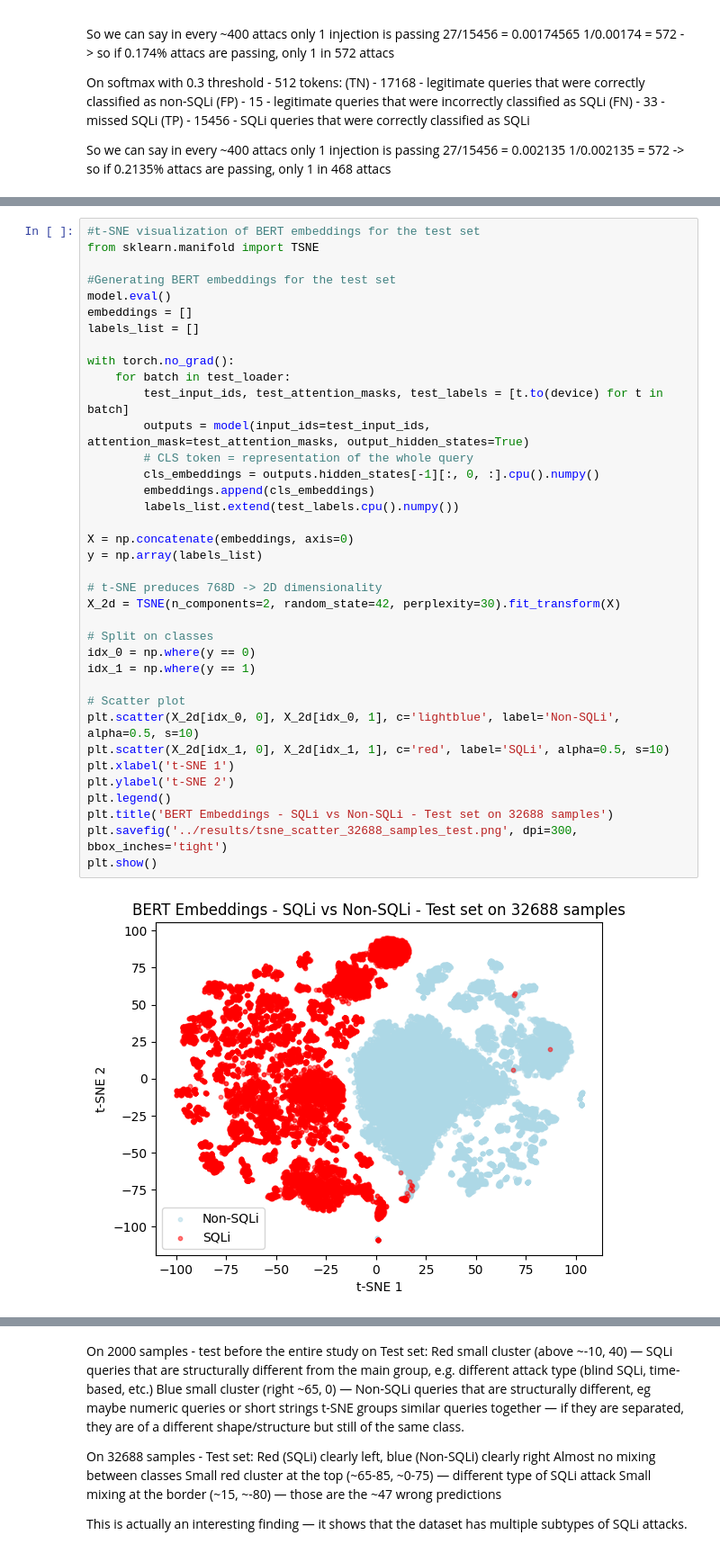
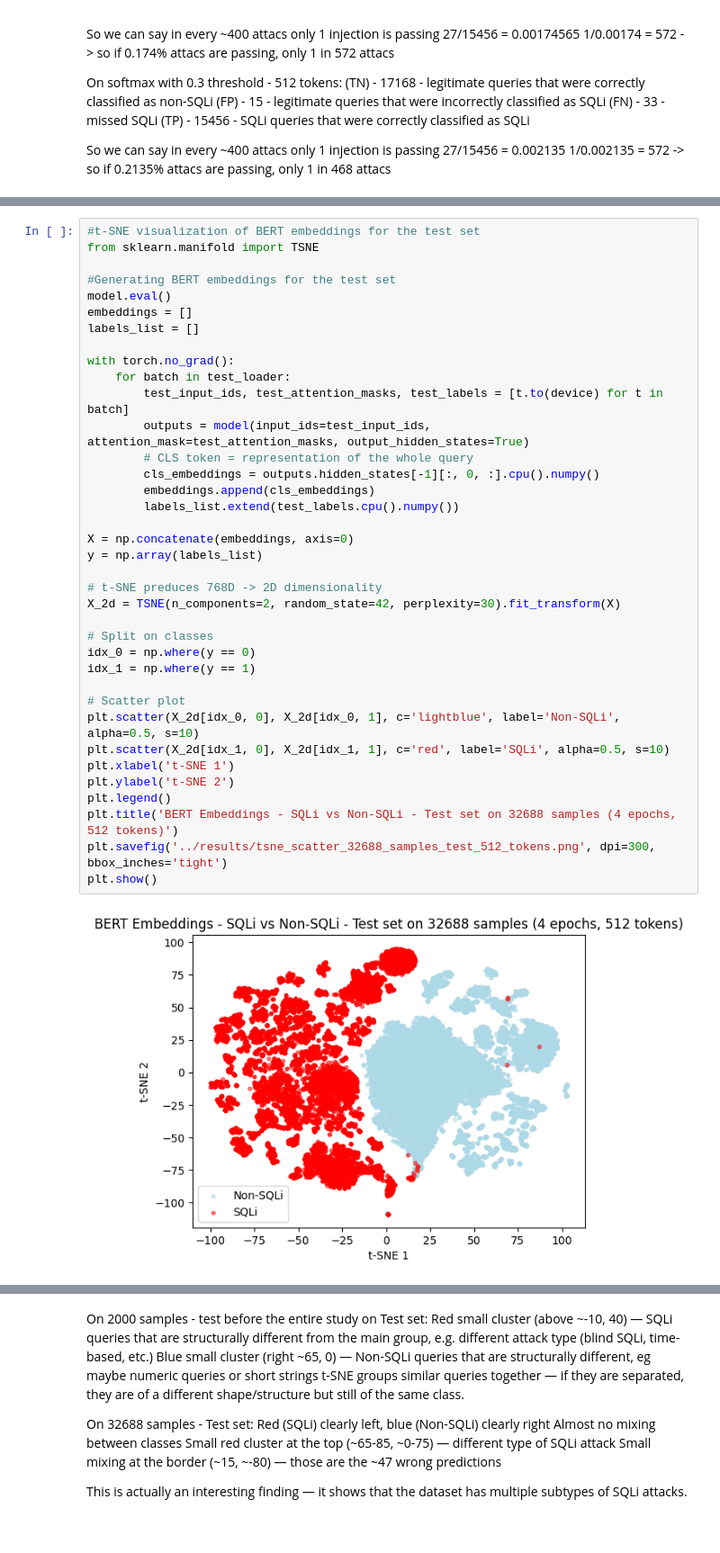
Before and after one commit to viserionnina/bert-sqli-detection, a Jupyter notebook: notebooks/fine_tuning_bert.ipynb, the cells around one changed output, grey strips where cells are left out. Shown at 90% size. Saved outputs shown, nothing was run; the diff lists cells and outputs as text.

```diff
--- a/notebooks/fine_tuning_bert.ipynb
+++ b/notebooks/fine_tuning_bert.ipynb
@@ -772,36 +773,36 @@ model.eval()
 embeddings = []
 labels_list = []
 
 with torch.no_grad():
     for batch in test_loader:
         test_input_ids, test_attention_masks, test_labels = [t.to(device) for t in batch]
         outputs = model(input_ids=test_input_ids, attention_mask=test_attention_masks, output_hidden_states=True)
         # CLS token = representation of the whole query
         cls_embeddings = outputs.hidden_states[-1][:, 0, :].cpu().numpy()
         embeddings.append(cls_embeddings)
         labels_list.extend(test_labels.cpu().numpy())
 
 X = np.concatenate(embeddings, axis=0)
 y = np.array(labels_list)
 
 # t-SNE preduces 768D -> 2D dimensionality
 X_2d = TSNE(n_components=2, random_state=42, perplexity=30).fit_transform(X)
 
 # Split on classes
 idx_0 = np.where(y == 0)
 idx_1 = np.where(y == 1)
 
 # Scatter plot
 plt.scatter(X_2d[idx_0, 0], X_2d[idx_0, 1], c='lightblue', label='Non-SQLi', alpha=0.5, s=10)
 plt.scatter(X_2d[idx_1, 0], X_2d[idx_1, 1], c='red', label='SQLi', alpha=0.5, s=10)
 plt.xlabel('t-SNE 1')
 plt.ylabel('t-SNE 2')
 plt.legend()
-plt.title('BERT Embeddings - SQLi vs Non-SQLi - Test set on 32688 samples')
-plt.savefig('../results/tsne_scatter_32688_samples_test.png', dpi=300, bbox_inches='tight')
+plt.title('BERT Embeddings - SQLi vs Non-SQLi - Test set on 32688 samples (4 epochs, 512 tokens)')
+plt.savefig('../results/tsne_scatter_32688_samples_test_512_tokens.png', dpi=300, bbox_inches='tight')
 plt.show()
 # %% [output]
-[figure, old version]
+[figure, new version]
 # %%
 from sklearn.metrics import roc_curve, auc
 
```
Also changed, not shown: parts of 15 cells of this notebook, 11 other files.
